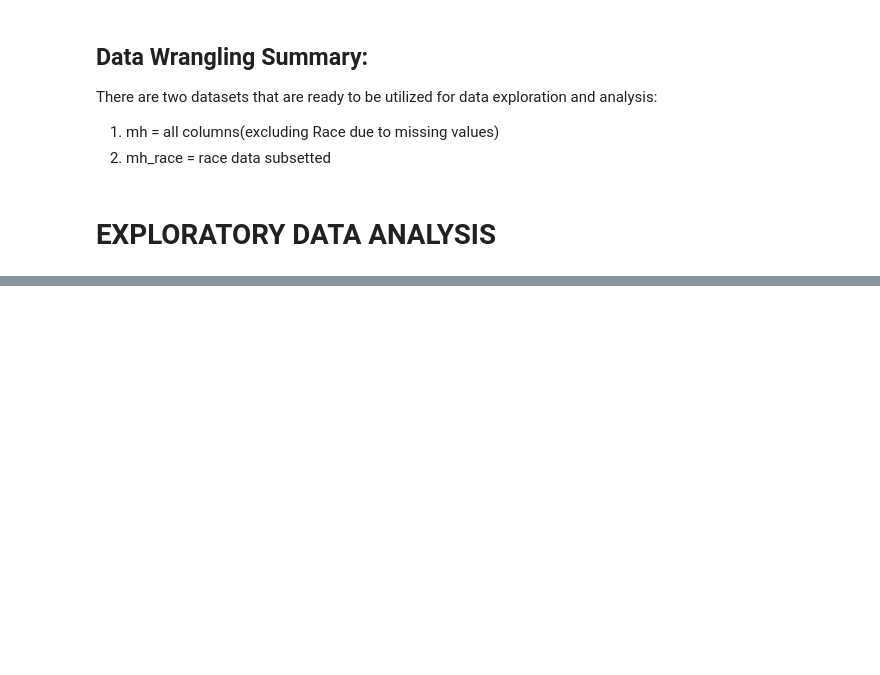
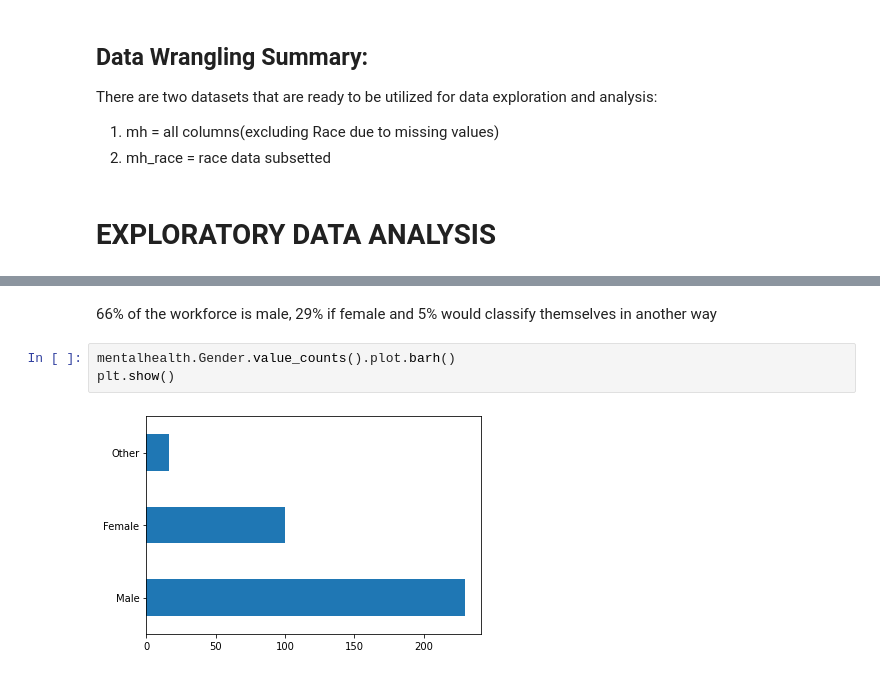
Before and after one commit to lwadzinski/MentalHealthInTech, a Jupyter notebook: MENTAL HEALTH TRENDS IN TECH - PYTHON.ipynb, the cells around one changed output, grey strips where cells are left out. Drawn from its saved outputs; the diff is of its cells as text; blank space fills up the shorter version.

```diff
--- a/MENTAL HEALTH TRENDS IN TECH - PYTHON.ipynb
+++ b/MENTAL HEALTH TRENDS IN TECH - PYTHON.ipynb
@@ -849,0 +894,7 @@ There are two datasets that are ready to be utilized for data exploration and an
+# %% [markdown]
+66% of the workforce is male, 29% if female and 5% would classify themselves in another way
+# %%
+mentalhealth.Gender.value_counts().plot.barh()
+plt.show()
+# %% [output]
+[figure, added]
```
Also changed, not shown: parts of 28 cells of this notebook.
